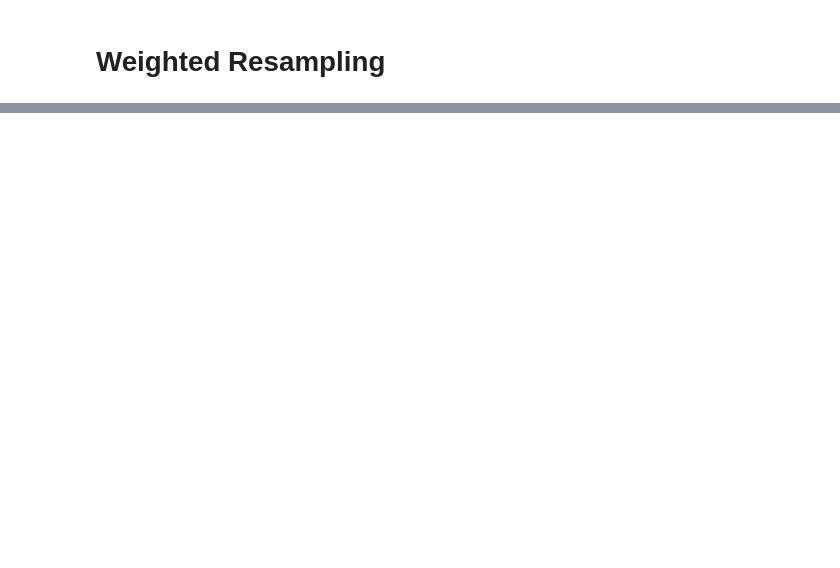
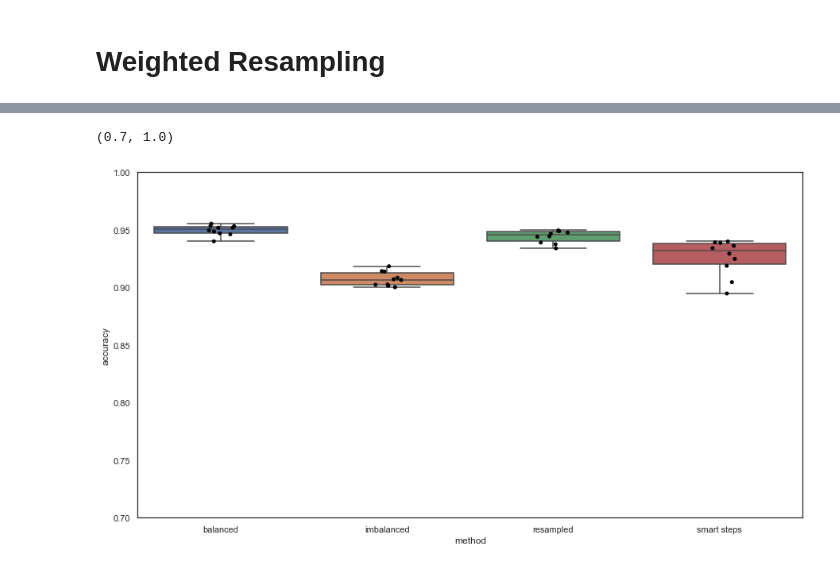
Before and after one commit to akshay-jaggi/novelty, a Jupyter notebook: notebooks/03_resampling.ipynb, the cells around one changed output, grey strips where cells are left out. Cells and saved outputs as stored; diff of their text form; code cells hidden in the pictures; blank space fills up the shorter version.

```diff
--- a/notebooks/03_resampling.ipynb
+++ b/notebooks/03_resampling.ipynb
@@ -130,0 +209,16 @@ sampler = WeightedRandomSampler(
+# %%
+train_accs_restepped = []
+test_accs_restepped = []
+for restart in tqdm(range(reps)):
+    model = MLP().to(device)
+    optimizer = optim.SGD(model.parameters(), lr = 0.01)
+    train_acc, test_acc, kept_balanced = train_and_test_streaming(model,
+                                                                  optimizer,
+                                                                  train_loader_imbalanced, test_loader_imbalanced,
+                                                                  epochs, batches_per_epoch,
+                                                                  step_sizes = step_sizes)
+    train_accs_restepped.append(train_acc)
+    test_accs_restepped.append(test_acc)
+# %%
+train_accs_restepped_tensor = torch.stack([torch.stack(accs) for accs in train_accs_restepped])
+test_accs_restepped_tensor = torch.stack([torch.stack(accs) for accs in test_accs_restepped])
@@ -130,0 +230,5 @@ sampler = WeightedRandomSampler(
+# %%
+test_accs_all = torch.stack([test_accs_balanced_tensor,
+                        test_accs_imbalanced_tensor,
+                        test_accs_reweighted_tensor,
+                        test_accs_restepped_tensor])
@@ -130,0 +237,16 @@ sampler = WeightedRandomSampler(
+# %%
+train_results = pd.DataFrame(test_accs_all[:,:,-1,:].mean(axis=-1).T,
+                             columns=['balanced','imbalanced','resampled','smart steps'])
+results_melted = train_results.melt(var_name='method',value_name='accuracy')
+# %%
+sns.boxplot(x = "method",
+            y = "accuracy",
+            data = results_melted)
+sns.stripplot(x = "method",
+              y = "accuracy",
+              color = 'black',
+              data = results_melted)
+plt.ylim(0.7,1.0)
+# %% [output]
+(0.7, 1.0)
+[figure, added]
```
Also changed, not shown: parts of 27 cells of this notebook, 1 other file.
